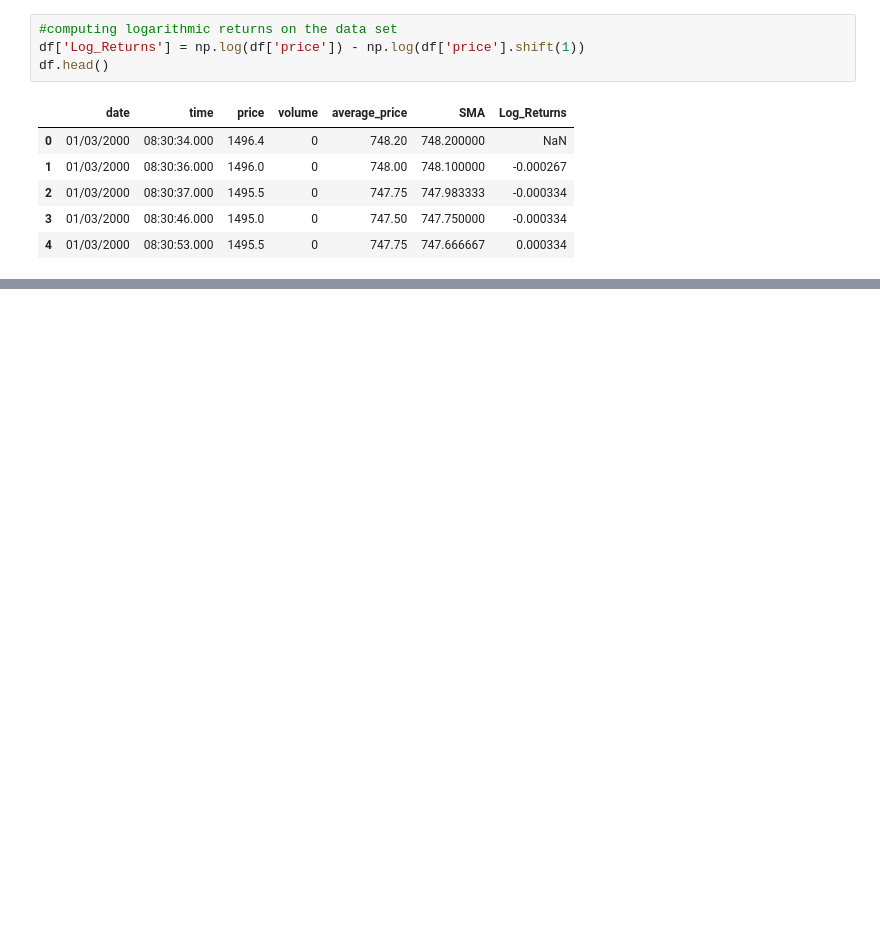
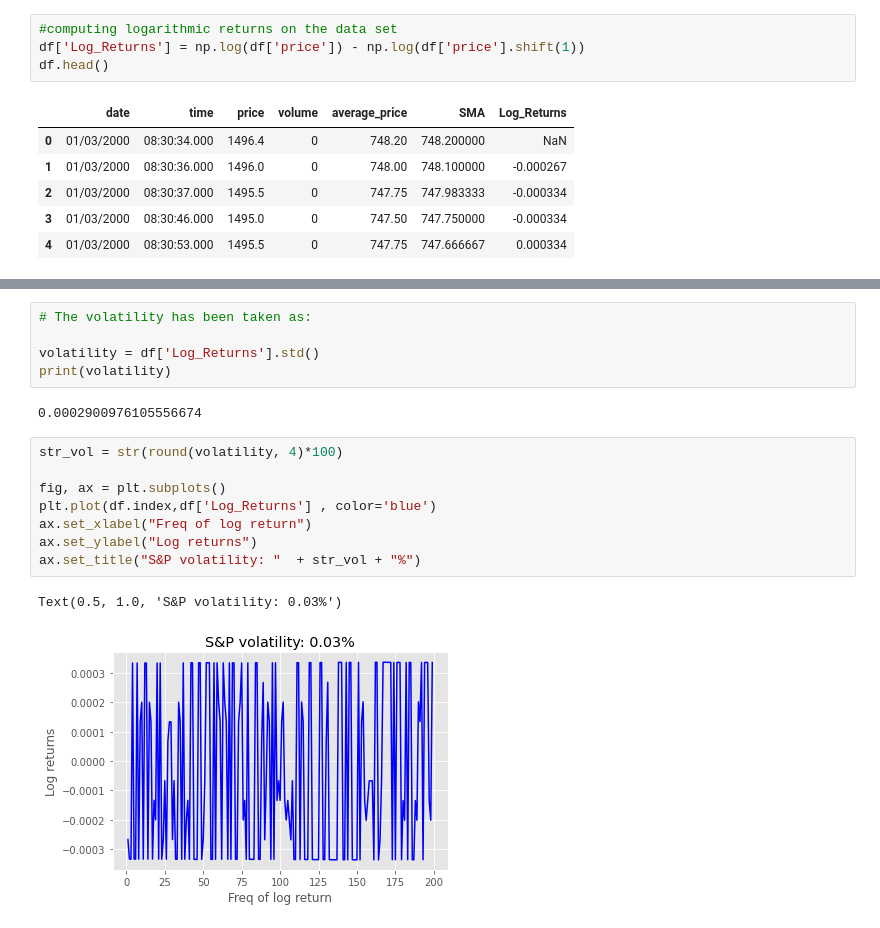
Before and after one commit to OmoyeniO/Entropy-on-Tick-by-tick-Data, a Jupyter notebook: Analyzing_tick_csv_data.ipynb, the cells around one changed output, grey strips where cells are left out. Saved outputs shown, nothing was run; the diff lists cells and outputs as text; blank space fills up the shorter version.

```diff
--- a/Analyzing_tick_csv_data.ipynb
+++ b/Analyzing_tick_csv_data.ipynb
@@ -191,0 +219,18 @@ plt.show()
+# %%
+# The volatility has been taken as:
+
+volatility = df['Log_Returns'].std()
+print(volatility)
+# %% [output]
+0.0002900976105556674
+# %%
+str_vol = str(round(volatility, 4)*100)
+
+fig, ax = plt.subplots()
+plt.plot(df.index,df['Log_Returns'] , color='blue')
+ax.set_xlabel("Freq of log return")
+ax.set_ylabel("Log returns")
+ax.set_title("S&P volatility: "  + str_vol + "%")
+# %% [output]
+Text(0.5, 1.0, 'S&P volatility: 0.03%')
+[figure, added]
```
Also changed, not shown: parts of 9 cells of this notebook, 1 other file.
